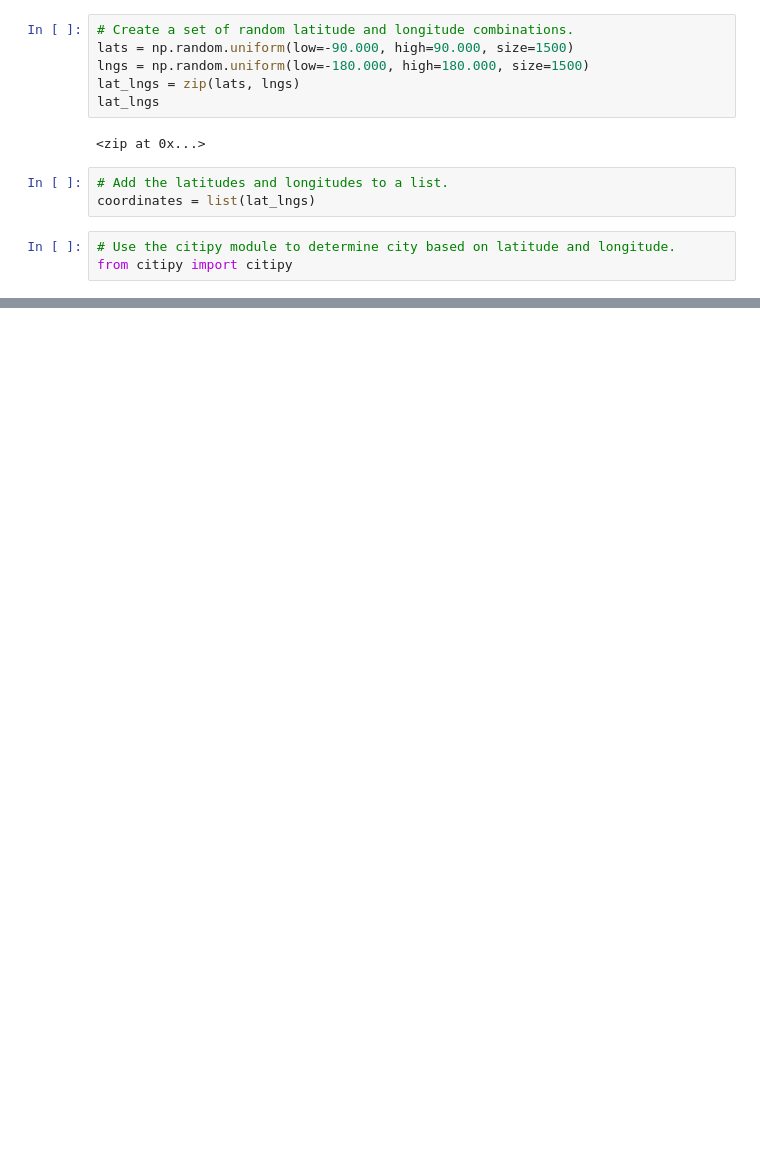
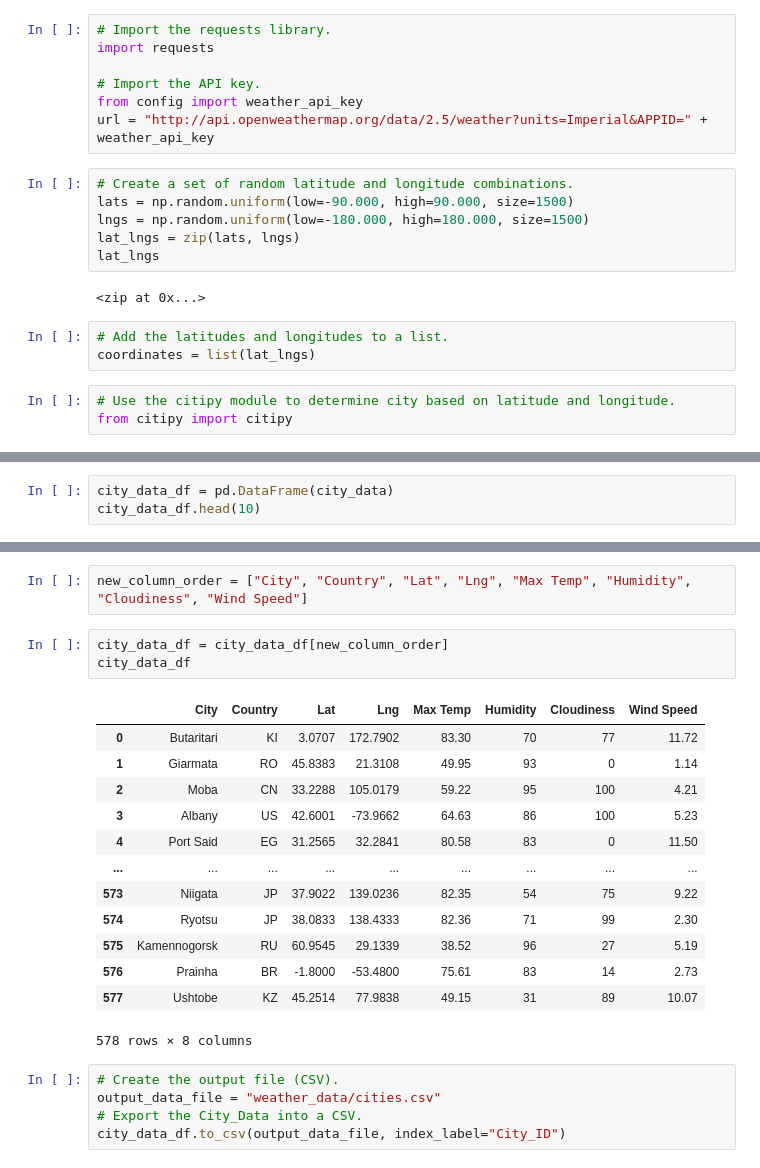
Before and after one commit to JacobSteinfeld/World_Weather_Analysis, a Jupyter notebook: WeatherPy.ipynb, the cells around one changed output, grey strips where cells are left out. Drawn from its saved outputs; the diff is of its cells as text; blank space fills up the shorter version.

Commit message:
Pushing the git ignore and updating weather module

```diff
--- a/WeatherPy.ipynb
+++ b/WeatherPy.ipynb
@@ -3,6 +3,13 @@
 import pandas as pd
 import matplotlib.pyplot as plt
 import numpy as np
+# %%
+# Import the requests library.
+import requests
+
+# Import the API key.
+from config import weather_api_key
+url = "http://api.openweathermap.org/data/2.5/weather?units=Imperial&APPID=" + weather_api_key
 # %%
 # Create a set of random latitude and longitude combinations.
 lats = np.random.uniform(low=-90.000, high=90.000, size=1500)
@@ -33,0 +131,3 @@ len(cities)
+# %%
+city_data_df = pd.DataFrame(city_data)
+city_data_df.head(10)
@@ -33,0 +146,24 @@ len(cities)
+# %%
+new_column_order = ["City", "Country", "Lat", "Lng", "Max Temp", "Humidity", "Cloudiness", "Wind Speed"]
+# %%
+city_data_df = city_data_df[new_column_order]
+city_data_df
+# %% [output]
+|  | City | Country | Lat | Lng | Max Temp | Humidity | Cloudiness | Wind Speed |
+| 0 | Butaritari | KI | 3.0707 | 172.7902 | 83.30 | 70 | 77 | 11.72 |
+| 1 | Giarmata | RO | 45.8383 | 21.3108 | 49.95 | 93 | 0 | 1.14 |
+| 2 | Moba | CN | 33.2288 | 105.0179 | 59.22 | 95 | 100 | 4.21 |
+| 3 | Albany | US | 42.6001 | -73.9662 | 64.63 | 86 | 100 | 5.23 |
+| 4 | Port Said | EG | 31.2565 | 32.2841 | 80.58 | 83 | 0 | 11.50 |
+| ... | ... | ... | ... | ... | ... | ... | ... | ... |
+| 573 | Niigata | JP | 37.9022 | 139.0236 | 82.35 | 54 | 75 | 9.22 |
+| 574 | Ryotsu | JP | 38.0833 | 138.4333 | 82.36 | 71 | 99 | 2.30 |
+| 575 | Kamennogorsk | RU | 60.9545 | 29.1339 | 38.52 | 96 | 27 | 5.19 |
+| 576 | Prainha | BR | -1.8000 | -53.4800 | 75.61 | 83 | 14 | 2.73 |
+| 577 | Ushtobe | KZ | 45.2514 | 77.9838 | 49.15 | 31 | 89 | 10.07 |
+578 rows × 8 columns
+# %%
+# Create the output file (CSV).
+output_data_file = "weather_data/cities.csv"
+# Export the City_Data into a CSV.
+city_data_df.to_csv(output_data_file, index_label="City_ID")
```
Also changed, not shown: parts of 4 cells of this notebook, 1 other file.
